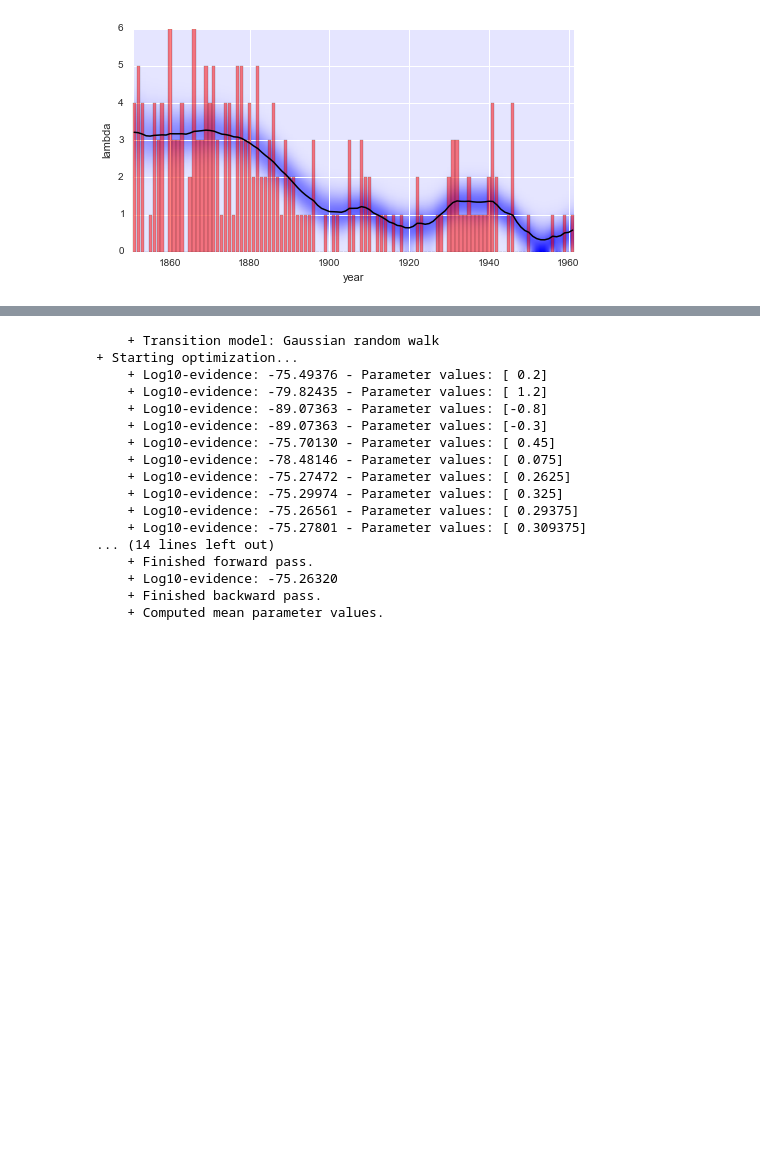
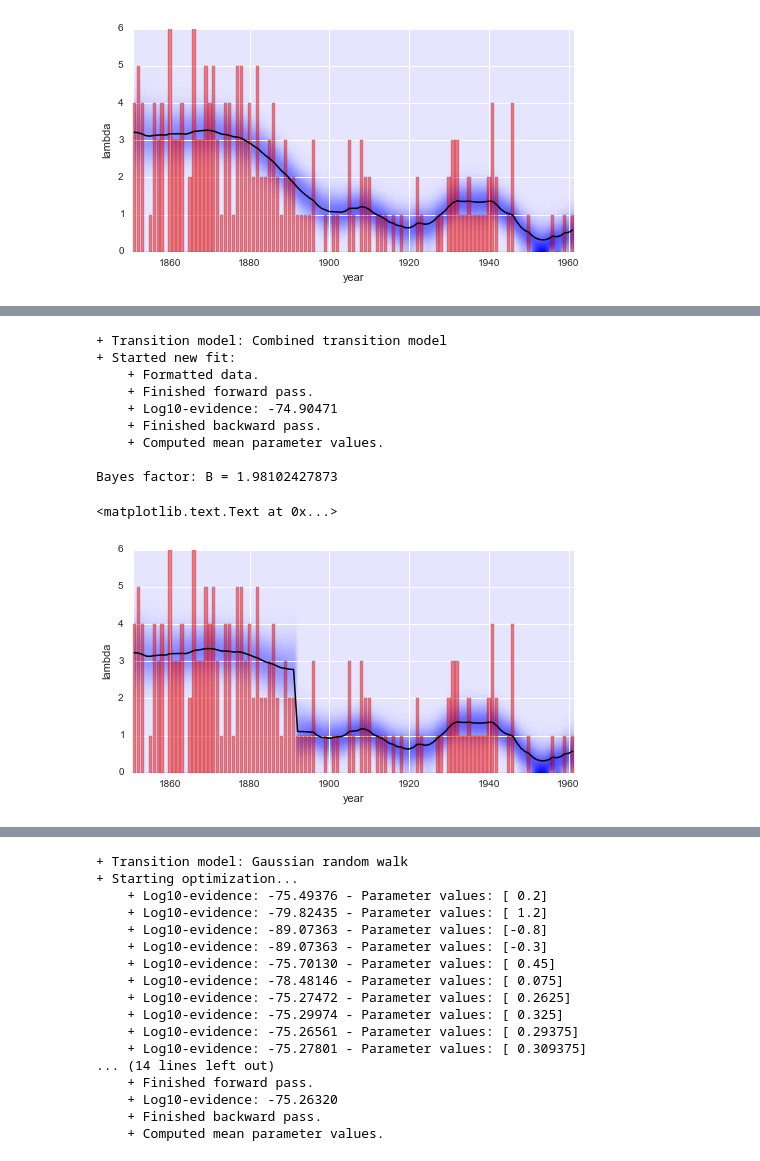
Before and after one commit to christophmark/bayesloop, a Jupyter notebook: docs/bayesloop_tutorial.ipynb, the cells around one changed output, grey strips where cells are left out. Saved outputs shown, nothing was run; the diff lists cells and outputs as text; code cells hidden in the pictures; blank space fills up the shorter version.

```diff
--- a/docs/bayesloop_tutorial.ipynb
+++ b/docs/bayesloop_tutorial.ipynb
@@ -173 +245,31 @@ To do...
+# %%
+# combined model (change-point model + Gaussian random walk)
+K = bl.transitionModels.CombinedTransitionModel(bl.transitionModels.ChangePoint(tChange=40),
+                                                bl.transitionModels.GaussianRandomWalk(sigma=0.2))
+S.setTransitionModel(K)
+S.fit()
+
+combinedLogEvidence = S.logEvidence
+
+# determine Bayes factor
+B = np.exp(combinedLogEvidence - dynamicLogEvidence2)
+print '\nBayes factor: B =', B
+
+plt.figure(figsize=(8, 4))
+plt.bar(range(1851, 1962), S.rawData, align='center', facecolor='r', alpha=.5)
+bl.plotParameterEvolution(S, param='lambda', xLower=1851, xUpper=1962)
+plt.xlim([1850, 1962])
+plt.xlabel('year')
+# %% [output]
++ Transition model: Combined transition model
++ Started new fit:
+    + Formatted data.
+    + Finished forward pass.
+    + Log10-evidence: -74.90471
+    + Finished backward pass.
+    + Computed mean parameter values.
+
+Bayes factor: B = 1.98102427873
+<matplotlib.text.Text at 0x...>
+[figure, added]
 # %% [markdown]
```
Also changed, not shown: parts of 8 cells of this notebook, 1 other file.
